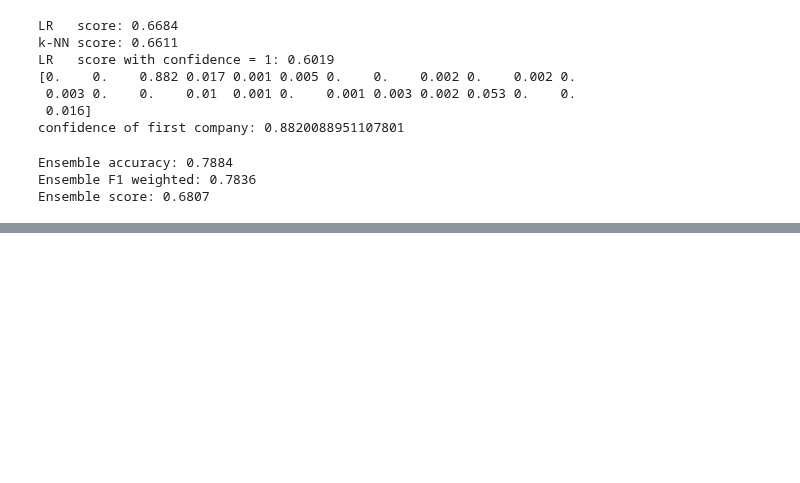
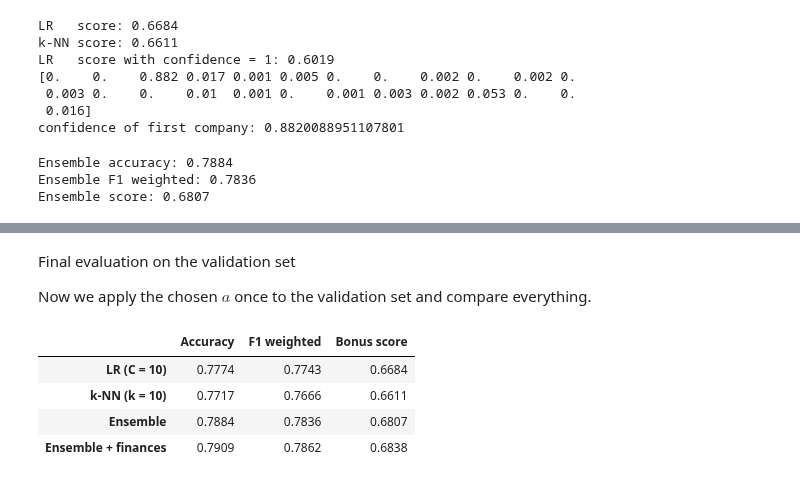
Before and after one commit to manpont/Practical-Task-1, a Jupyter notebook: industry_classification.ipynb, the cells around one changed output, grey strips where cells are left out. Drawn from its saved outputs; the diff is of its cells as text; code cells hidden in the pictures; blank space fills up the shorter version.

```diff
--- a/industry_classification.ipynb
+++ b/industry_classification.ipynb
@@ -1044,0 +1271,7 @@ plt.show()
+# %%
+from scipy.stats import kruskal
+
+for c in cols:
+    groups = [g[c].dropna() for _, g in data.groupby("industry")]
+    stat, p = kruskal(*groups)
+    print(f"{c}: H = {stat:.0f}, p-value = {p:.2e}")
@@ -1044,0 +1383,17 @@ plt.show()
+# %%
+idx_fit, idx_tune = train_test_split(np.arange(len(y_train)), test_size=0.15, random_state=42)
+
+lr_t = LogisticRegression(C=10, max_iter=1000).fit(X_train[idx_fit], y_train[idx_fit])
+knn_t = KNeighborsClassifier(n_neighbors=10).fit(X_train[idx_fit], y_train[idx_fit])
+proba_tune = 0.5 * lr_t.predict_proba(X_train[idx_tune]) + 0.5 * knn_t.predict_proba(X_train[idx_tune])
+
+pv_tune = pvalue_matrix(fin_train.iloc[idx_tune], fin_train.iloc[idx_fit], y_train[idx_fit])
+y_tune = y_train[idx_tune]
+
+def combine(proba, pv, a):
+    new = proba * pv ** a
+    return new / new.sum(axis=1, keepdims=True)
+
+for a in [0, 0.1, 0.2, 0.3, 0.5, 1.0]:
+    p = combine(proba_tune, pv_tune, a)
+    print("a =", a, " score =", round(confidence_score(y_tune, p.argmax(axis=1), p.max(axis=1)), 4))
@@ -1044,0 +1415,25 @@ plt.show()
+# %% [markdown]
+Final evaluation on the validation set
+
+Now we apply the chosen $a$ once to the validation set and compare everything.
+# %%
+pv_val = pvalue_matrix(fin_val, fin_train, y_train)
+proba_final = combine(proba_ens, pv_val, 0.2)
+
+pred_final = proba_final.argmax(axis=1)
+conf_final = proba_final.max(axis=1)
+
+final = pd.DataFrame({
+    "LR (C = 10)": [accuracy_score(y_val, pred_lr), f1_score(y_val, pred_lr, average="weighted"), confidence_score(y_val, pred_lr, conf_lr)],
+    "k-NN (k = 10)": [accuracy_score(y_val, pred_knn), f1_score(y_val, pred_knn, average="weighted"), confidence_score(y_val, pred_knn, conf_knn)],
+    "Ensemble": [accuracy_score(y_val, pred_ens), f1_score(y_val, pred_ens, average="weighted"), confidence_score(y_val, pred_ens, conf_ens)],
+    "Ensemble + finances": [accuracy_score(y_val, pred_final), f1_score(y_val, pred_final, average="weighted"), confidence_score(y_val, pred_final, conf_final)],
+}, index=["Accuracy", "F1 weighted", "Bonus score"]).T
+
+final.round(4)
+# %% [output]
+|  | Accuracy | F1 weighted | Bonus score |
+| LR (C = 10) | 0.7774 | 0.7743 | 0.6684 |
+| k-NN (k = 10) | 0.7717 | 0.7666 | 0.6611 |
+| Ensemble | 0.7884 | 0.7836 | 0.6807 |
+| Ensemble + finances | 0.7909 | 0.7862 | 0.6838 |
```
Also changed, not shown: parts of 26 cells of this notebook.
